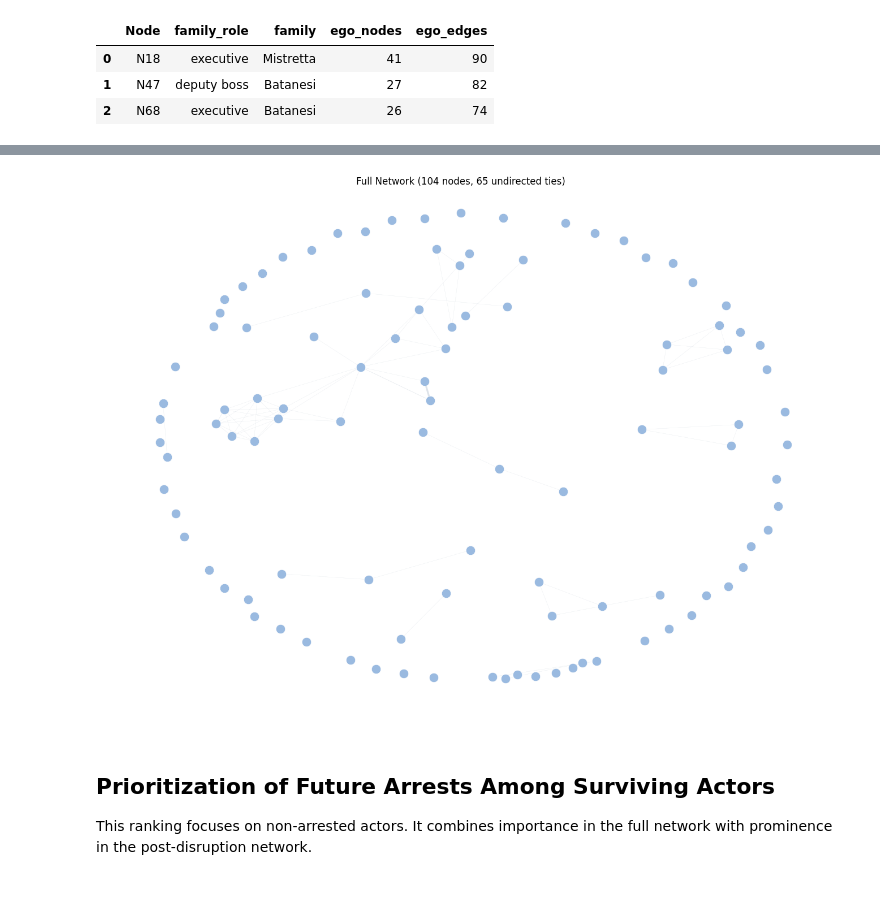
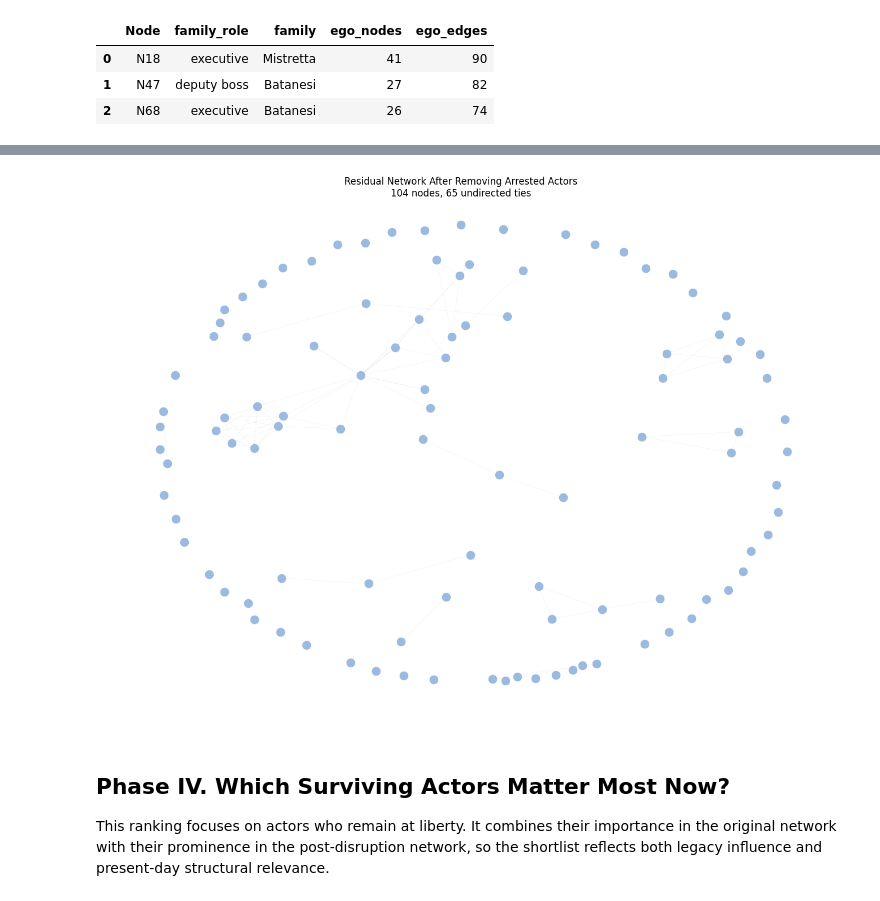
Before and after one commit to ignaciovadillos/The-Sicilian-Mafia---Network-Analysis, a Jupyter notebook: src/full_network_analysis.ipynb, the cells around one changed output, grey strips where cells are left out. Drawn from its saved outputs; the diff is of its cells as text; code cells hidden in the pictures.

```diff
--- a/src/full_network_analysis.ipynb
+++ b/src/full_network_analysis.ipynb
@@ -250,7 +249,8 @@ calls_edges = prepare_calls_edges(calls_raw)
 meeting_edges = prepare_meeting_edges(meetings_raw)
 combined_edges = combine_edge_tables(calls_edges, meeting_edges)
 
-full_visual_graph = build_graph(combined_edges, roles)
+full_graph = build_graph(combined_edges, roles)
+full_visual_graph = full_graph.to_undirected()
 
 combined_edges.head()
 # %% [output]
@@ -407,23 +407,25 @@ for axis, node in zip(axes, top3_nodes):
         iterations=300
     )
 
-    # Node colors (highlight center node)
     node_colors = [
-        "#ee6460" if n == node else "#9abae0"
-        for n in ego_graph.nodes()
+        "#ee6460" if ego_node == node else "#9abae0"
+        for ego_node in ego_graph.nodes()
     ]
 
-    # Draw edges (same style)
+    ego_edge_widths = [
+        ego_graph[u][v].get('weight', 1) * 0.2
+        for u, v in ego_graph.edges()
+    ]
+
     nx.draw_networkx_edges(
         ego_graph,
         pos=position,
         ax=axis,
         edge_color="#94a3b8",
         alpha=0.30,
-        width=edge_widths,
+        width=ego_edge_widths,
     )
 
-    # Draw nodes (same style)
     nx.draw_networkx_nodes(
         ego_graph,
         pos=position,
@@ -434,8 +436,7 @@ for axis, node in zip(axes, top3_nodes):
         linewidths=0.5,
     )
 
-    # Optional: label only center node (cleaner)
-    labels = {n: n if n == node else "" for n in ego_graph.nodes()}
+    labels = {ego_node: ego_node if ego_node == node else "" for ego_node in ego_graph.nodes()}
 
     nx.draw_networkx_labels(
         ego_graph,
@@ -443,16 +444,15 @@ for axis, node in zip(axes, top3_nodes):
         labels=labels,
         font_size=9,
         font_color="black",
-        ax=axis
+        ax=axis,
     )
 
     family = family_lookup.get(node, "Unknown")
     family_role = role_lookup.get(node, "Unknown")
-
-    axis.set_title(f"Ego network: {family_role}, {family}")
+    axis.set_title(f"{node}: {family_role}\n{family}")
     axis.axis("off")
 
 plt.tight_layout()
-plt.savefig('../reports/figures/top3_actors.png')
+plt.savefig(FIGURES_DIR / 'top3_actors.png')
 plt.show()
 # %% [output]
@@ -682,41 +702,48 @@ ud_disrupted_graph = disrupted_graph.to_undirected()
 n = ud_disrupted_graph.number_of_nodes()
 
 full_network_position = nx.spring_layout(
     ud_disrupted_graph,
     seed=42,
     weight="weight",
     k=20 / np.sqrt(n),
     iterations=300
 )
 
+residual_edge_widths = [
+    ud_disrupted_graph[u][v].get('weight', 1) * 0.2
+    for u, v in ud_disrupted_graph.edges()
+]
+
 plt.figure(figsize=(13, 10))
 nx.draw_networkx_edges(
     ud_disrupted_graph,
     pos=full_network_position,
     edge_color="#94a3b8",
     alpha=0.30,
-    width=edge_widths,
+    width=residual_edge_widths,
 )
 nx.draw_networkx_nodes(
     ud_disrupted_graph,
     pos=full_network_position,
     node_color="#9abae0",
     node_size=140,
     edgecolors="white",
     linewidths=0.5,
 )
 
-plt.title(f"Full Network ({ud_disrupted_graph.number_of_nodes()} nodes, {ud_disrupted_graph.number_of_edges()} undirected ties)")
+plt.title(
+    f"Residual Network After Removing Arrested Actors\n{ud_disrupted_graph.number_of_nodes()} nodes, {ud_disrupted_graph.number_of_edges()} undirected ties"
+)
 plt.axis("off")
 plt.tight_layout()
-plt.savefig('../reports/figures/disrupted_graph.png')
+plt.savefig(FIGURES_DIR / 'disrupted_graph.png')
 plt.show()
 # %% [output]
-[figure, old version]
+[figure, new version]
 # %% [markdown]
-## Prioritization of Future Arrests Among Surviving Actors
+## Phase IV. Which Surviving Actors Matter Most Now?
 
-This ranking focuses on non-arrested actors. It combines importance in the full network with prominence in the post-disruption network.
+This ranking focuses on actors who remain at liberty. It combines their importance in the original network with their prominence in the post-disruption network, so the shortlist reflects both legacy influence and present-day structural relevance.
 # %%
 surviving_priority = current_status.loc[current_status['arrested'] == 0].copy()
 surviving_priority['current_pagerank'] = surviving_priority['current_pagerank'].fillna(0.0)
```
Also changed, not shown: parts of 31 cells of this notebook, 16 other files.
